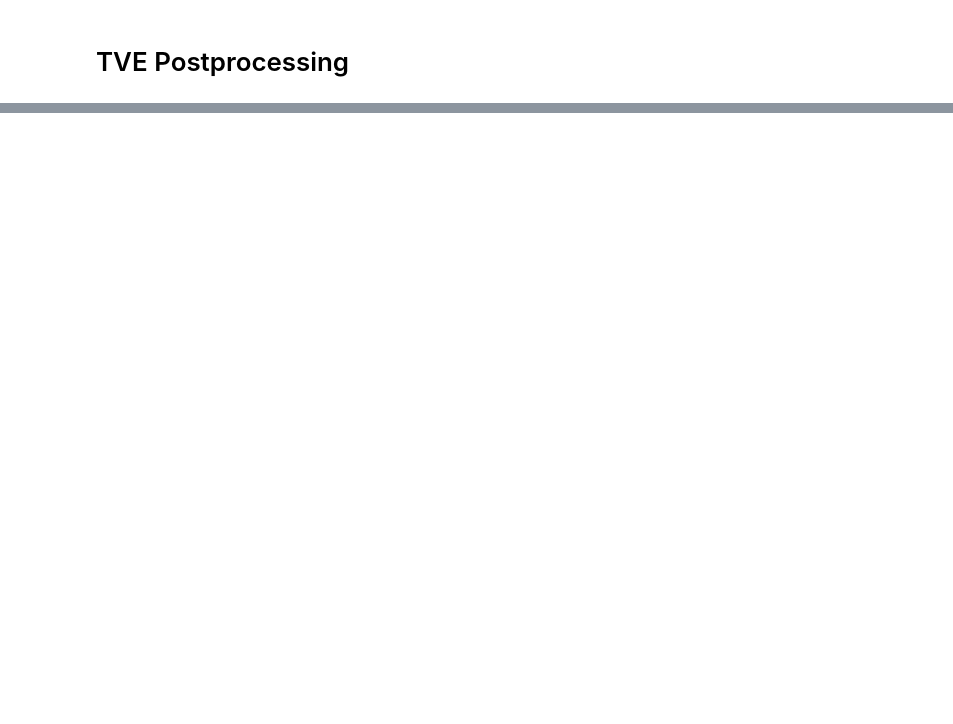
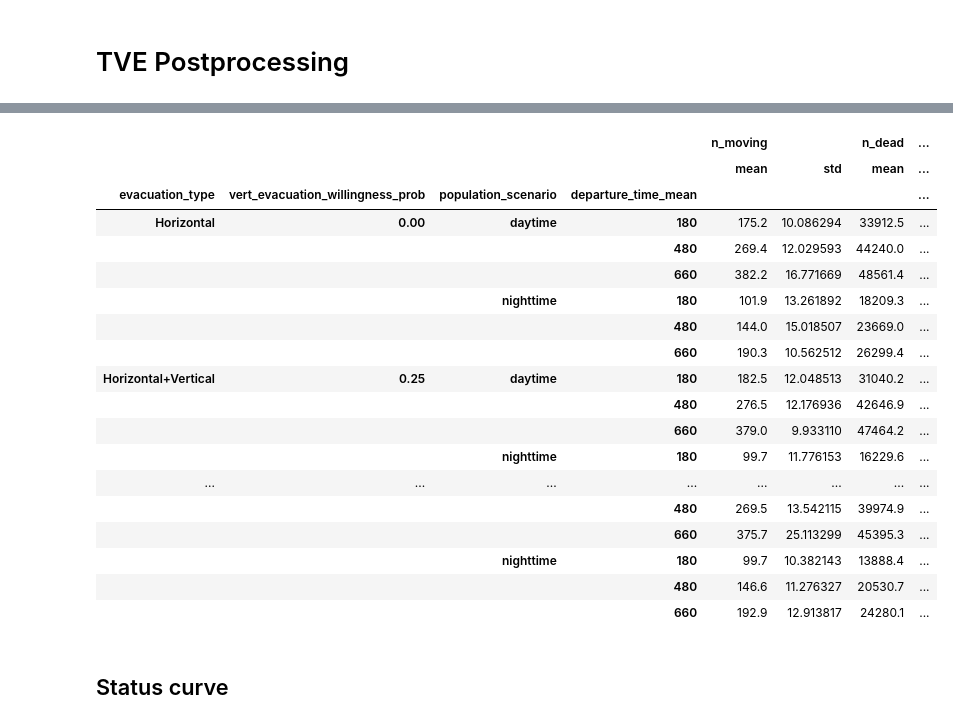
Before and after one commit to aoguedao/tsunami-vertical-evacuation, a Jupyter notebook: notebooks/postprocessing.ipynb, the cells around one changed output, grey strips where cells are left out. Cells and saved outputs as stored; diff of their text form; code cells hidden in the pictures; blank space fills up the shorter version.

```diff
--- a/notebooks/postprocessing.ipynb
+++ b/notebooks/postprocessing.ipynb
@@ -67,0 +26,12 @@ shelters.plot()
+# %%
+data_path = Path(".").resolve().parent / city
+output_path = data_path / "output_20220624"
+postprocessing_path = output_path / "postprocessing"
+postprocessing_path.mkdir(parents=True, exist_ok=True)
+urban_mask = gpd.read_file(data_path / "urban" / "urban_mask.shp").to_crs(epsg)
+shelters = gpd.read_file(data_path / "shelters" / "shelters_node.shp").drop(index=18)  # repeated shelter
+population_areas_daytime = gpd.read_file(data_path / "population" / "daytime" / "population_areas.shp")
+population_areas_nighttime = gpd.read_file(data_path / "population" / "nighttime" / "population_areas.shp")
+with open(data_path / "tsunami_inundation" / tsunami_scenario / "config.json") as f:
+    tsunami_config = json.load(f)
+tsunami_raster = rasterio.open(data_path / "tsunami_inundation" / tsunami_scenario / "0.asc")
@@ -67,0 +58,10 @@ shelters.plot()
+# %%
+params_re = re.compile(r"\[(\w+)\]: (?:(?P<number>[0-9\.\-E]+)|(?P<text>.*))")
+
+scenario_params = {}
+for scenario_output in output_path.glob("*/*/scenario_output.txt"):
+    key = scenario_output.parent.parent.name + "_" + scenario_output.parent.name
+    with open(scenario_output, "r") as f:
+        scenario_logs = f.read()
+        params = {x: float(i) if i != "" else t for (x, i, t) in params_re.findall(scenario_logs)}
+        scenario_params[key] = params
@@ -67,0 +132,39 @@ shelters.plot()
+# %%
+final_status_stats = (
+    data.query(f"seconds == {tsunami_config['max_seconds']}")
+    .assign(
+        **{
+            "n_total": lambda x: x[["n_moving", "n_dead", "n_evacuated"]].sum(axis=1),
+            "perc_moving": lambda x: x["n_moving"] / x["n_total"],
+            "perc_dead": lambda x: x["n_dead"] / x["n_total"],
+            "perc_evacuated": lambda x: x["n_evacuated"] / x["n_total"]
+        }
+    )
+    .groupby(["evacuation_type", "vert_evacuation_willingness_prob", "population_scenario", "departure_time_mean"])
+    [["n_moving", "n_dead", "n_evacuated", "perc_moving", "perc_dead", "perc_evacuated"]]
+    .agg([np.mean, np.std])
+)
+final_status_stats.to_excel(postprocessing_path / "final_status_stats.xlsx")
+final_status_stats
+# %% [output]
+|  |  |  |  | n_moving |  | n_dead | ... |
+|  |  |  |  | mean | std | mean | ... |
+| evacuation_type | vert_evacuation_willingness_prob | population_scenario | departure_time_mean |  |  |  | ... |
+| Horizontal | 0.00 | daytime | 180 | 175.2 | 10.086294 | 33912.5 | ... |
+|  |  |  | 480 | 269.4 | 12.029593 | 44240.0 | ... |
+|  |  |  | 660 | 382.2 | 16.771669 | 48561.4 | ... |
+|  |  | nighttime | 180 | 101.9 | 13.261892 | 18209.3 | ... |
+|  |  |  | 480 | 144.0 | 15.018507 | 23669.0 | ... |
+|  |  |  | 660 | 190.3 | 10.562512 | 26299.4 | ... |
+| Horizontal+Vertical | 0.25 | daytime | 180 | 182.5 | 12.048513 | 31040.2 | ... |
+|  |  |  | 480 | 276.5 | 12.176936 | 42646.9 | ... |
+|  |  |  | 660 | 379.0 | 9.933110 | 47464.2 | ... |
+|  |  | nighttime | 180 | 99.7 | 11.776153 | 16229.6 | ... |
+| ... | ... | ... | ... | ... | ... | ... | ... |
+|  |  |  | 480 | 269.5 | 13.542115 | 39974.9 | ... |
+|  |  |  | 660 | 375.7 | 25.113299 | 45395.3 | ... |
+|  |  | nighttime | 180 | 99.7 | 10.382143 | 13888.4 | ... |
+|  |  |  | 480 | 146.6 | 11.276327 | 20530.7 | ... |
+|  |  |  | 660 | 192.9 | 12.913817 | 24280.1 | ... |
+# %% [markdown]
+## Status curve
```
Also changed, not shown: parts of 28 cells of this notebook, 4 other files.
